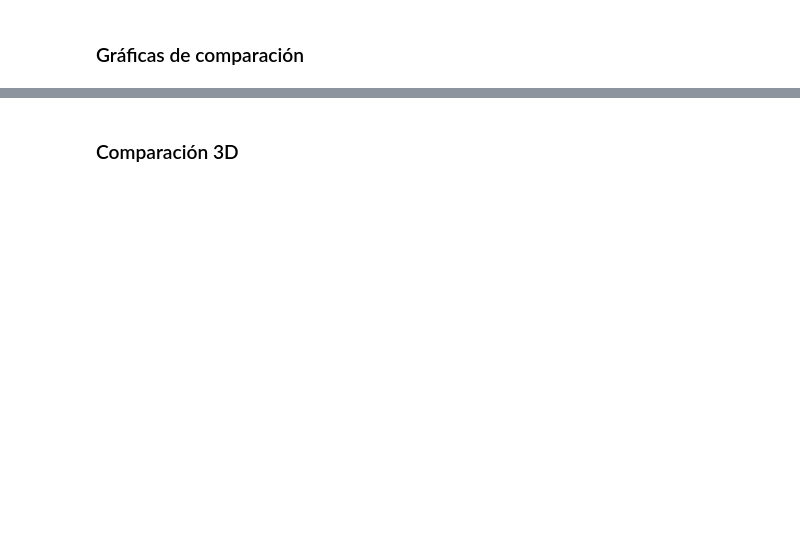
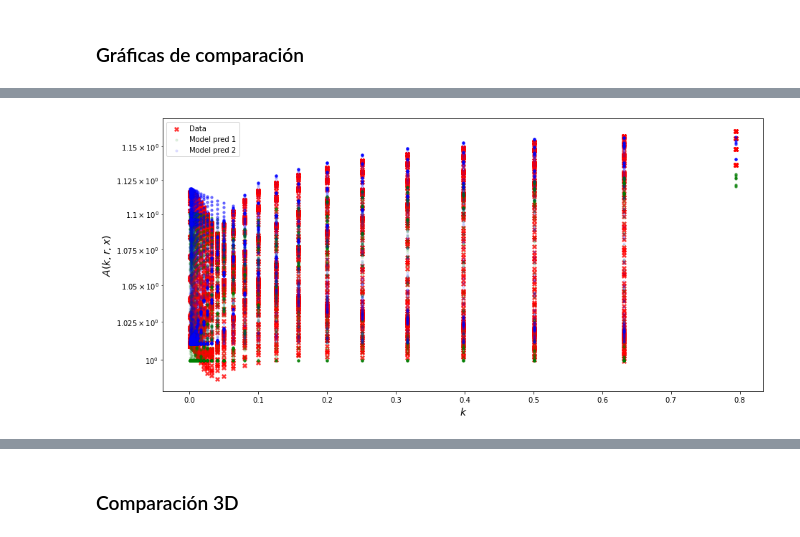
Before and after one commit to igomezv/nnogada, a Jupyter notebook: test.ipynb, the cells around one changed output, grey strips where cells are left out. Saved outputs shown, nothing was run; the diff lists cells and outputs as text; code cells hidden in the pictures; blank space fills up the shorter version.

```diff
--- a/test.ipynb
+++ b/test.ipynb
@@ -218,0 +283,10 @@ Y_pred = model.predict(X)
+# %%
+plt.figure(figsize=(15,7))
+plt.scatter(X[:,0], Y, s=5e1, alpha=0.8, c='red', label="Data")
+plt.scatter(X[:,0], Y_pred1, s=1e1, alpha=0.1, c='green', label="Model pred 1")
+plt.scatter(X[:,0], Y_pred2, s=1e1, alpha=0.1, c='blue', label="Model pred 2")
+plt.xlabel('$k$', fontsize=14); plt.ylabel(r'$A(k,r,x)$', fontsize=14)
+plt.yscale('log'); plt.legend()
+plt.show()
+# %% [output]
+[figure, added]
```
Also changed, not shown: parts of 17 cells of this notebook.
